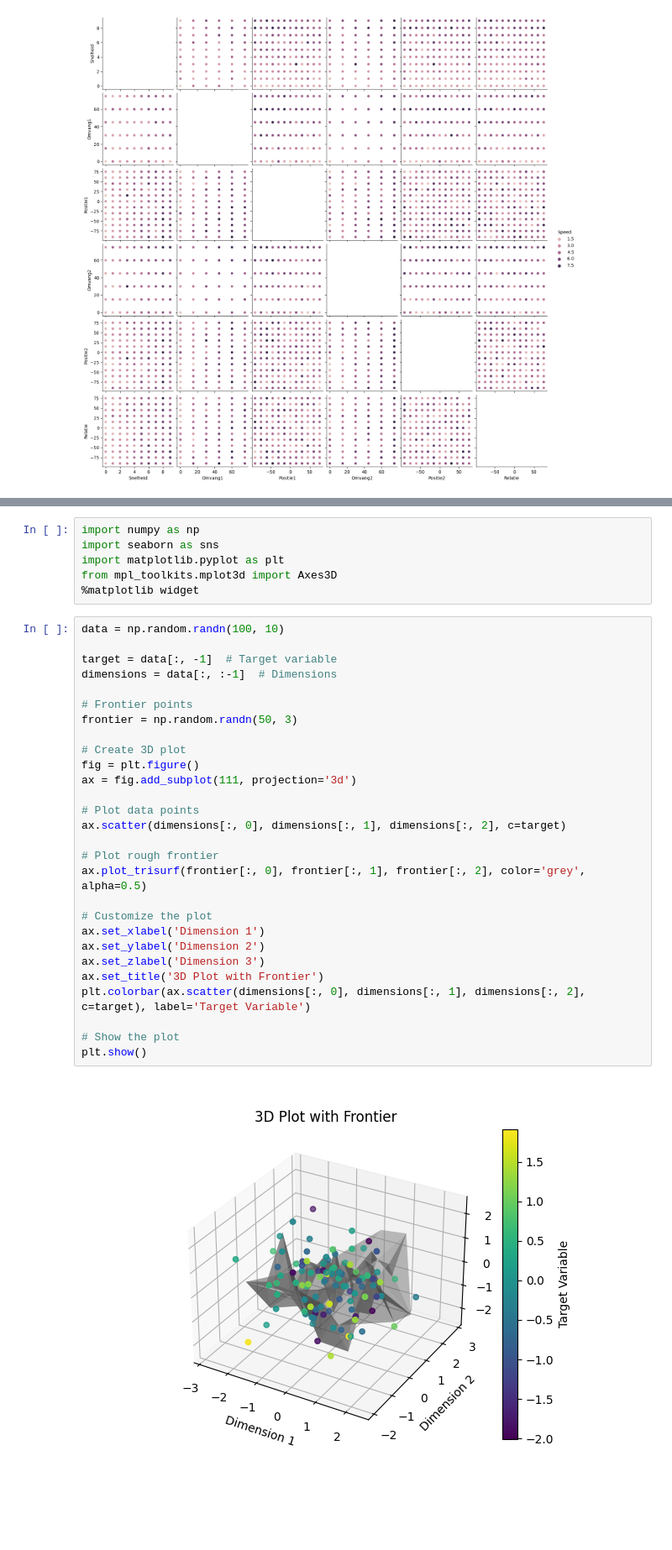
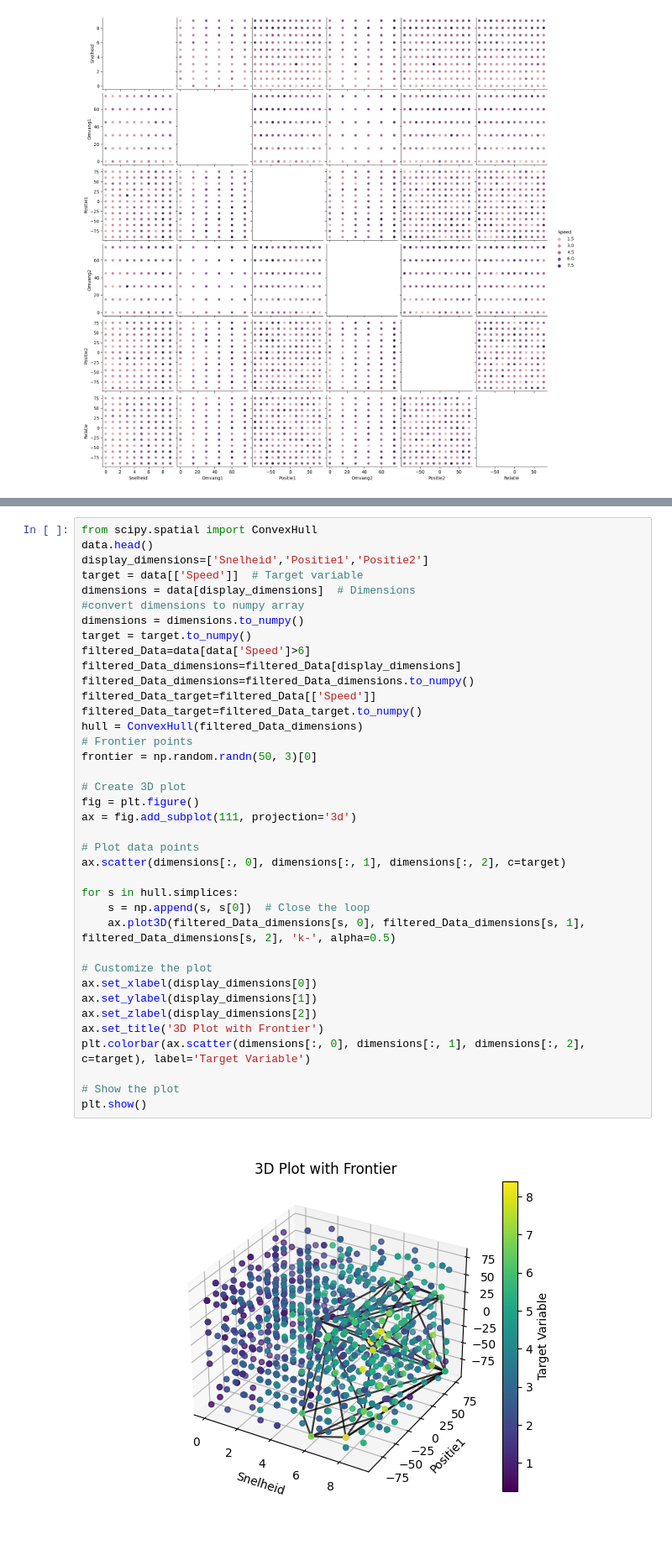
Before and after one commit to AmirHosseinJazz/Edmo_SwarmIntelligence, a Jupyter notebook: sampling/eda.ipynb, the cells around one changed output, grey strips where cells are left out. Shown at 84% size. Saved outputs shown, nothing was run; the diff lists cells and outputs as text; blank space fills up the shorter version.

```diff
--- a/sampling/eda.ipynb
+++ b/sampling/eda.ipynb
@@ -115,36 +100,40 @@ Requirement already satisfied: pywin32>=300 in c:\users\lev\miniconda3\envs\mika
-# %%
-import numpy as np
-import seaborn as sns
-import matplotlib.pyplot as plt
-from mpl_toolkits.mplot3d import Axes3D
-%matplotlib widget
 # %%
-data = np.random.randn(100, 10)
-
-target = data[:, -1]  # Target variable
-dimensions = data[:, :-1]  # Dimensions
-
+from scipy.spatial import ConvexHull
+data.head()
+display_dimensions=['Snelheid','Positie1','Positie2']
+target = data[['Speed']]  # Target variable
+dimensions = data[display_dimensions]  # Dimensions
+#convert dimensions to numpy array
+dimensions = dimensions.to_numpy()
+target = target.to_numpy()
+filtered_Data=data[data['Speed']>6]
+filtered_Data_dimensions=filtered_Data[display_dimensions]
+filtered_Data_dimensions=filtered_Data_dimensions.to_numpy()
+filtered_Data_target=filtered_Data[['Speed']]
+filtered_Data_target=filtered_Data_target.to_numpy()
+hull = ConvexHull(filtered_Data_dimensions)
 # Frontier points
-frontier = np.random.randn(50, 3)
+frontier = np.random.randn(50, 3)[0]
 
 # Create 3D plot
 fig = plt.figure()
 ax = fig.add_subplot(111, projection='3d')
 
 # Plot data points
 ax.scatter(dimensions[:, 0], dimensions[:, 1], dimensions[:, 2], c=target)
 
-# Plot rough frontier
-ax.plot_trisurf(frontier[:, 0], frontier[:, 1], frontier[:, 2], color='grey', alpha=0.5)
+for s in hull.simplices:
+    s = np.append(s, s[0])  # Close the loop
+    ax.plot3D(filtered_Data_dimensions[s, 0], filtered_Data_dimensions[s, 1], filtered_Data_dimensions[s, 2], 'k-', alpha=0.5)
 
 # Customize the plot
-ax.set_xlabel('Dimension 1')
-ax.set_ylabel('Dimension 2')
-ax.set_zlabel('Dimension 3')
+ax.set_xlabel(display_dimensions[0])
+ax.set_ylabel(display_dimensions[1])
+ax.set_zlabel(display_dimensions[2])
 ax.set_title('3D Plot with Frontier')
 plt.colorbar(ax.scatter(dimensions[:, 0], dimensions[:, 1], dimensions[:, 2], c=target), label='Target Variable')
 
 # Show the plot
 plt.show()
 # %% [output]
-[figure, old version]
+[figure, new version]
```
Also changed, not shown: parts of 4 cells of this notebook, 1 other file.
